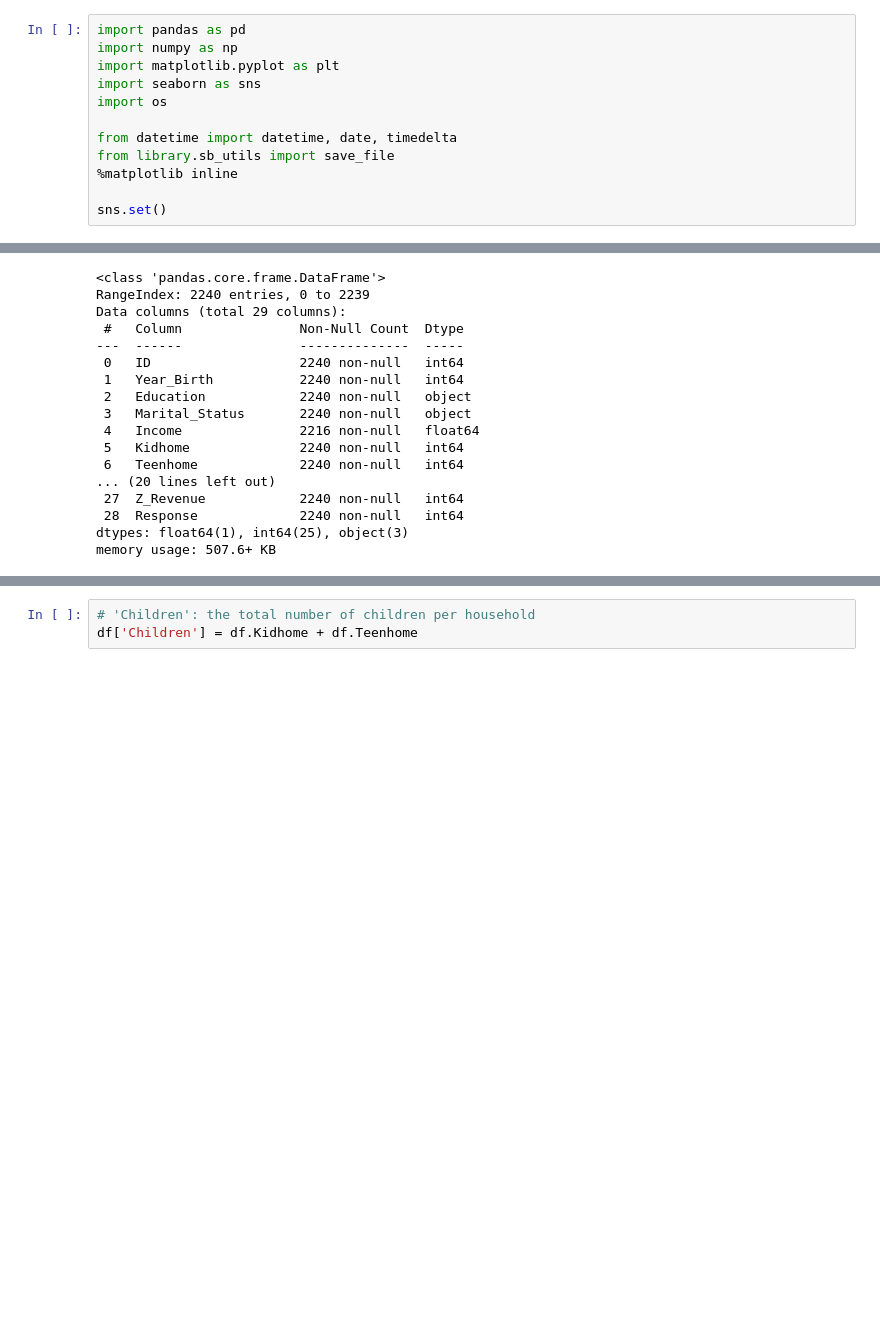
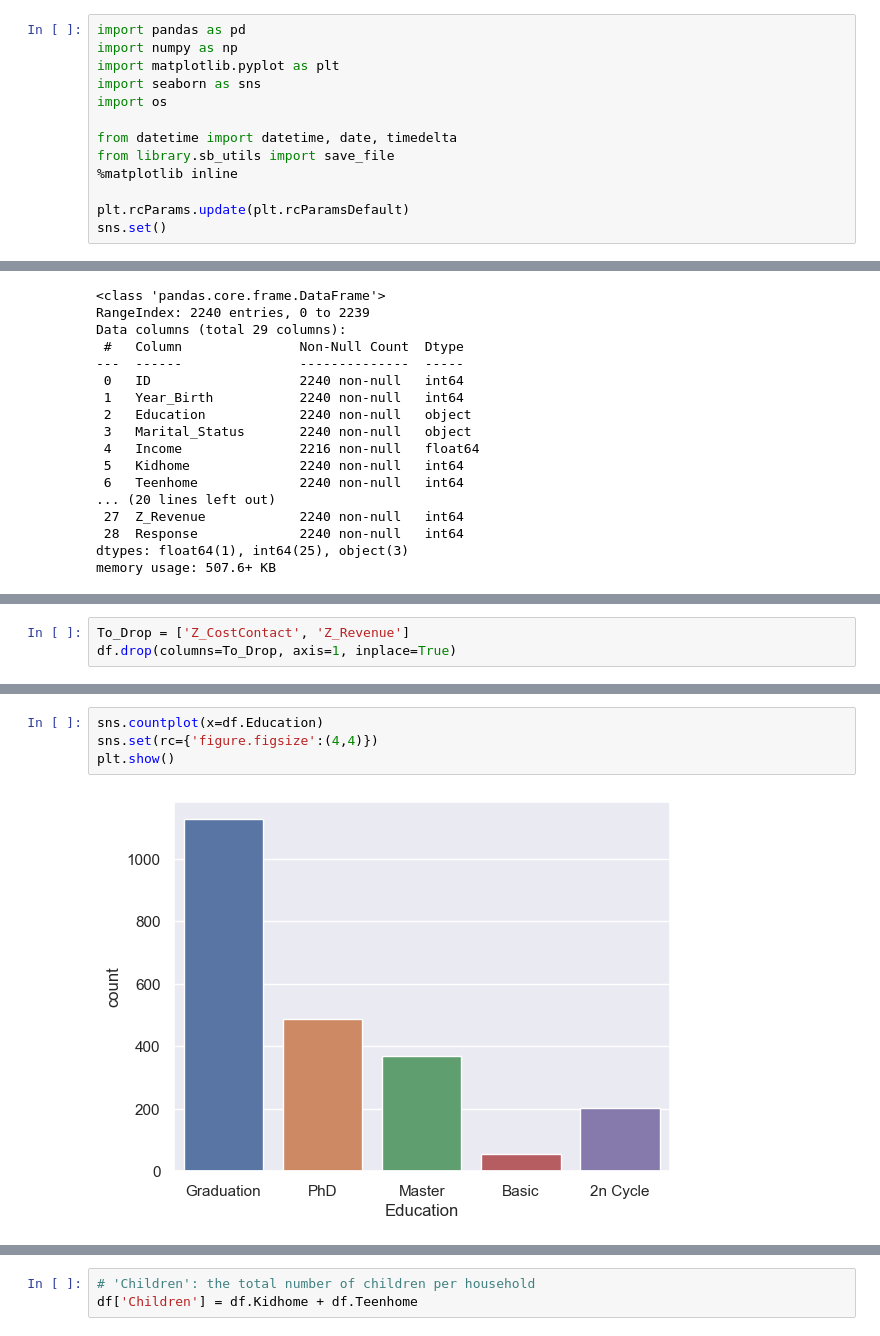
Before and after one commit to livia360/Capstone_project, a Jupyter notebook: 01_Data_Wrangling.ipynb, the cells around one changed output, grey strips where cells are left out. Saved outputs shown, nothing was run; the diff lists cells and outputs as text; blank space fills up the shorter version.

```diff
--- a/01_Data_Wrangling.ipynb
+++ b/01_Data_Wrangling.ipynb
@@ -67,6 +67,7 @@ from datetime import datetime, date, timedelta
 from library.sb_utils import save_file
 %matplotlib inline
 
+plt.rcParams.update(plt.rcParamsDefault)
 sns.set()
 # %% [markdown]
 ### Load the data
@@ -143,0 +171,3 @@ df.describe()
+# %%
+To_Drop = ['Z_CostContact', 'Z_Revenue']
+df.drop(columns=To_Drop, axis=1, inplace=True)
@@ -143,0 +188,6 @@ df.describe()
+# %%
+sns.countplot(x=df.Education)
+sns.set(rc={'figure.figsize':(4,4)})
+plt.show()
+# %% [output]
+[figure, added]
```
Also changed, not shown: parts of 62 cells of this notebook.
